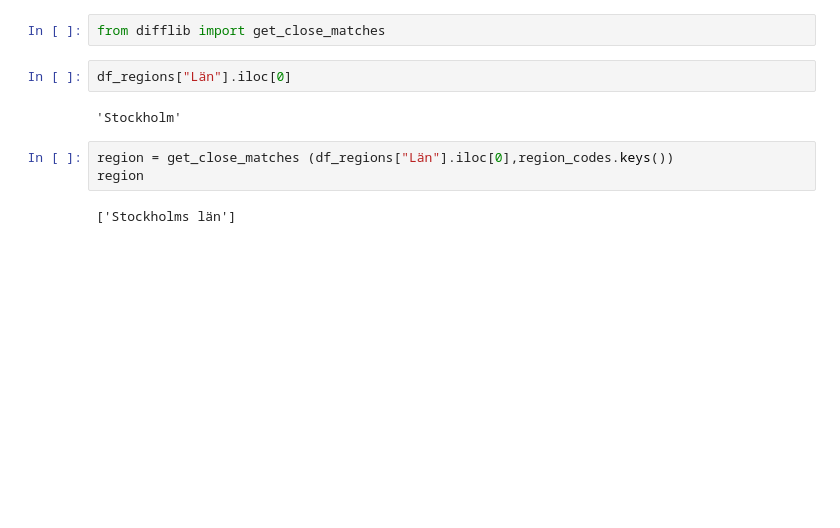
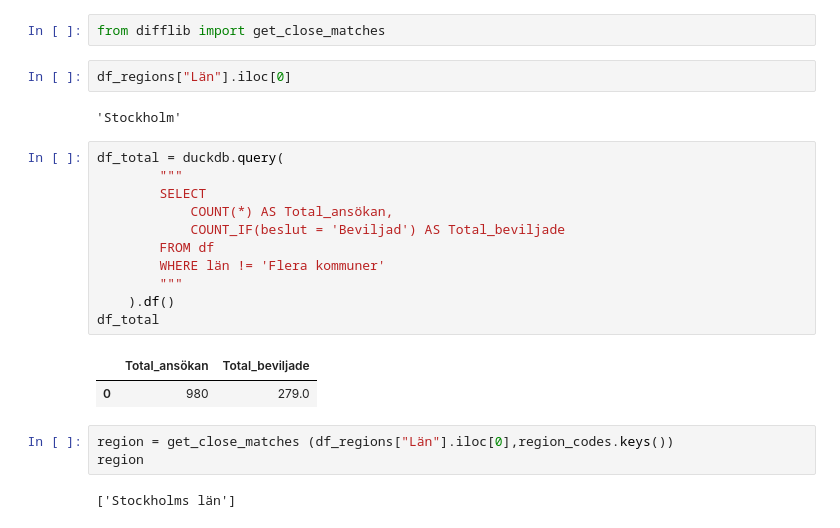
Before and after one commit to REAndreas/The_skool_grupp_3, a Jupyter notebook: Karta_beviljade_utbildningar/karta.ipynb, the cells around one changed output. Drawn from its saved outputs; the diff is of its cells as text; blank space fills up the shorter version.

```diff
--- a/Karta_beviljade_utbildningar/karta.ipynb
+++ b/Karta_beviljade_utbildningar/karta.ipynb
@@ -107,6 +107,20 @@ from difflib import get_close_matches
 df_regions["Län"].iloc[0]
 # %% [output]
 'Stockholm'
+# %%
+df_total = duckdb.query(
+        """
+        SELECT
+            COUNT(*) AS Total_ansökan,
+            COUNT_IF(beslut = 'Beviljad') AS Total_beviljade
+        FROM df
+        WHERE län != 'Flera kommuner'
+        """
+    ).df()
+df_total
+# %% [output]
+|  | Total_ansökan | Total_beviljade |
+| 0 | 980 | 279.0 |
 # %%
 region = get_close_matches (df_regions["Län"].iloc[0],region_codes.keys())
 region
```
Also changed, not shown: parts of 1 cell of this notebook, 2 other files.
